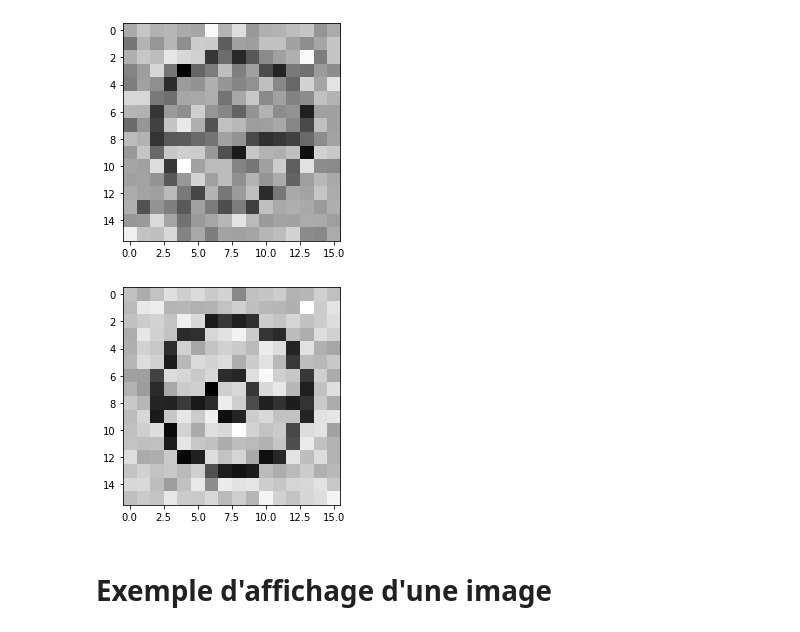
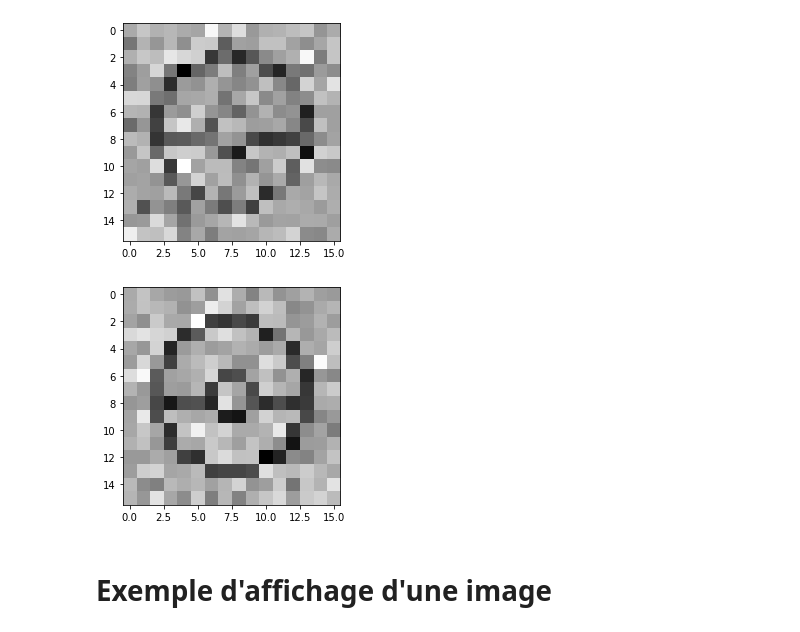
Before and after one commit to gvermersch/Ising_MC, a Jupyter notebook: MAIN.ipynb, the cells around one changed output. Drawn from its saved outputs; the diff is of its cells as text; code cells hidden in the pictures.

```diff
--- a/MAIN.ipynb
+++ b/MAIN.ipynb
@@ -240,10 +240,10 @@ create_noised_image("data/poke.png", "poke_noise", TAU= 0.2)
 create_noised_image("data/poke.png", "poke_noise", TAU= 0.4)
 # %% [output]
 [figure]
-# %%
-create_noised_image("data/poke.png", "poke_noise", TAU = 0.1, MU = [0.2, 1])
-# %% [output]
-[figure, removed]
+# %%
+create_noised_image("data/poke.png", "poke_noise", TAU = 0.1, MU = [0.5, 1])
+# %% [output]
+[figure, added]
 # %% [markdown]
 # Exemple d'affichage d'une image
 # %%
```
Also changed, not shown: parts of 23 cells of this notebook.
